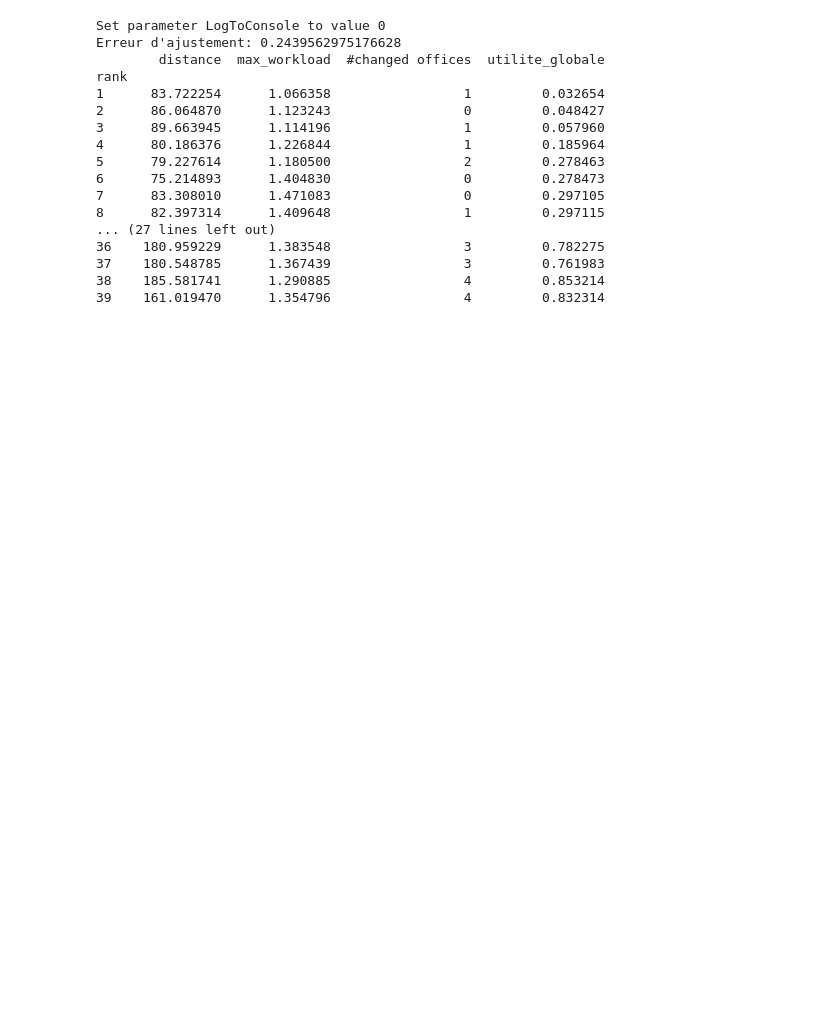
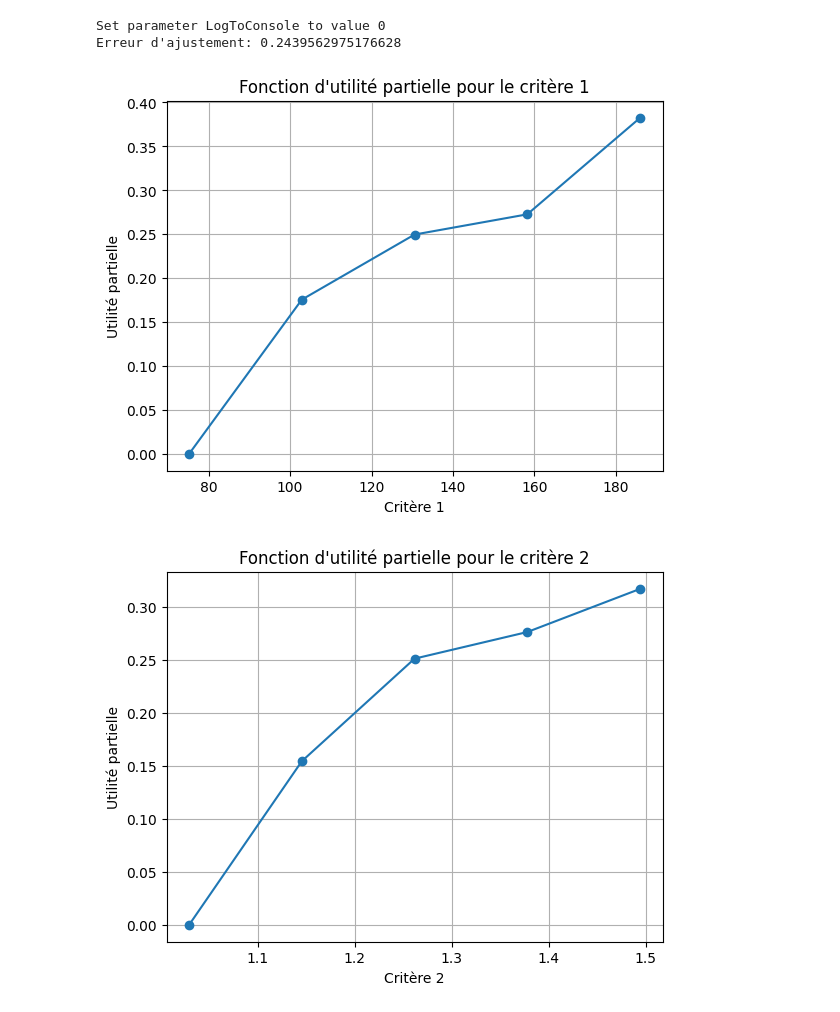
Before and after one commit to GabrielTrier/Project_SDP, a Jupyter notebook: step4.ipynb, the cells around one changed output. Saved outputs shown, nothing was run; the diff lists cells and outputs as text; code cells hidden in the pictures; blank space fills up the shorter version.

```diff
--- a/step4.ipynb
+++ b/step4.ipynb
@@ -2,9 +22,23 @@
 import gurobipy as gp
 import pandas as pd
 from gurobipy import GRB
+import matplotlib.pyplot as plt
+
+def plot_utility_functions(fonctions_utilite, points, valeurs_min, valeurs_max):
+    for critere in range(1, 4):
+        x_values = [valeurs_min[critere] + (valeurs_max[critere] - valeurs_min[critere]) * i / points[critere] for i in range(points[critere] + 1)]
+        y_values = [fonctions_utilite[critere][i].X for i in range(points[critere] + 1)]
+
+        plt.figure()
+        plt.plot(x_values, y_values, marker='o')
+        plt.xlabel(f'Critère {critere}')
+        plt.ylabel('Utilité partielle')
+        plt.title(f'Fonction d\'utilité partielle pour le critère {critere}')
+        plt.grid(True)
+        plt.show()
 
 def optimize_preferences(data_path, epsilon=0.00001):
-    #Charger et trier les alternatives
+    #Charger et trier les prefs
     df_preferences = pd.read_excel(data_path, index_col=0)
     df_preferences = df_preferences.sort_index()
     preferences_id = df_preferences.index.to_list()
@@ -84,45 +118,34 @@ def optimize_preferences(data_path, epsilon=0.00001):
         alt_suivante = {
             1: df_preferences.loc[preferences_id[index + 1], "distance"],
             2: df_preferences.loc[preferences_id[index + 1], "max_workload"],
             3: df_preferences.loc[preferences_id[index + 1], "#changed offices"],
         }
 
         modele.addConstr(
             utilite_globale(alt_actuelle) - ecart_positif[preferences_id[index]] + ecart_negatif[preferences_id[index]] + epsilon
             <= utilite_globale(alt_suivante) - ecart_positif[preferences_id[index + 1]] + ecart_negatif[preferences_id[index + 1]]
         )
 
     #Résolution du modèle
     modele.params.LogToConsole = 0
     modele.optimize()
 
     print("Erreur d'ajustement:", modele.objVal)
 
     #Calcul et ajout de l'utilité globale aux alternatives
     df_preferences["utilite_globale"] = [
         utilite_globale({1: x[0], 2: x[1], 3: x[2]}).getValue() for x in df_preferences.values
     ]
 
+    plot_utility_functions(fonctions_utilite, points, valeurs_min, valeurs_max)
+
     return df_preferences
 
 #1ère Utilisation avec fichier preferences.xlsx:
 resultats = optimize_preferences("./data/Preferences.xlsx")
 print(resultats)
 # %% [output]
 Set parameter LogToConsole to value 0
 Erreur d'ajustement: 0.2439562975176628
-        distance  max_workload  #changed offices  utilite_globale
-rank
-1      83.722254      1.066358                 1         0.032654
-2      86.064870      1.123243                 0         0.048427
-3      89.663945      1.114196                 1         0.057960
-4      80.186376      1.226844                 1         0.185964
-5      79.227614      1.180500                 2         0.278463
-6      75.214893      1.404830                 0         0.278473
-7      83.308010      1.471083                 0         0.297105
-8      82.397314      1.409648                 1         0.297115
-... (27 lines left out)
-36    180.959229      1.383548                 3         0.782275
-37    180.548785      1.367439                 3         0.761983
-38    185.581741      1.290885                 4         0.853214
-39    161.019470      1.354796                 4         0.832314
+[figure, added]
+[figure, added]
```
Also changed, not shown: parts of 4 cells of this notebook.
